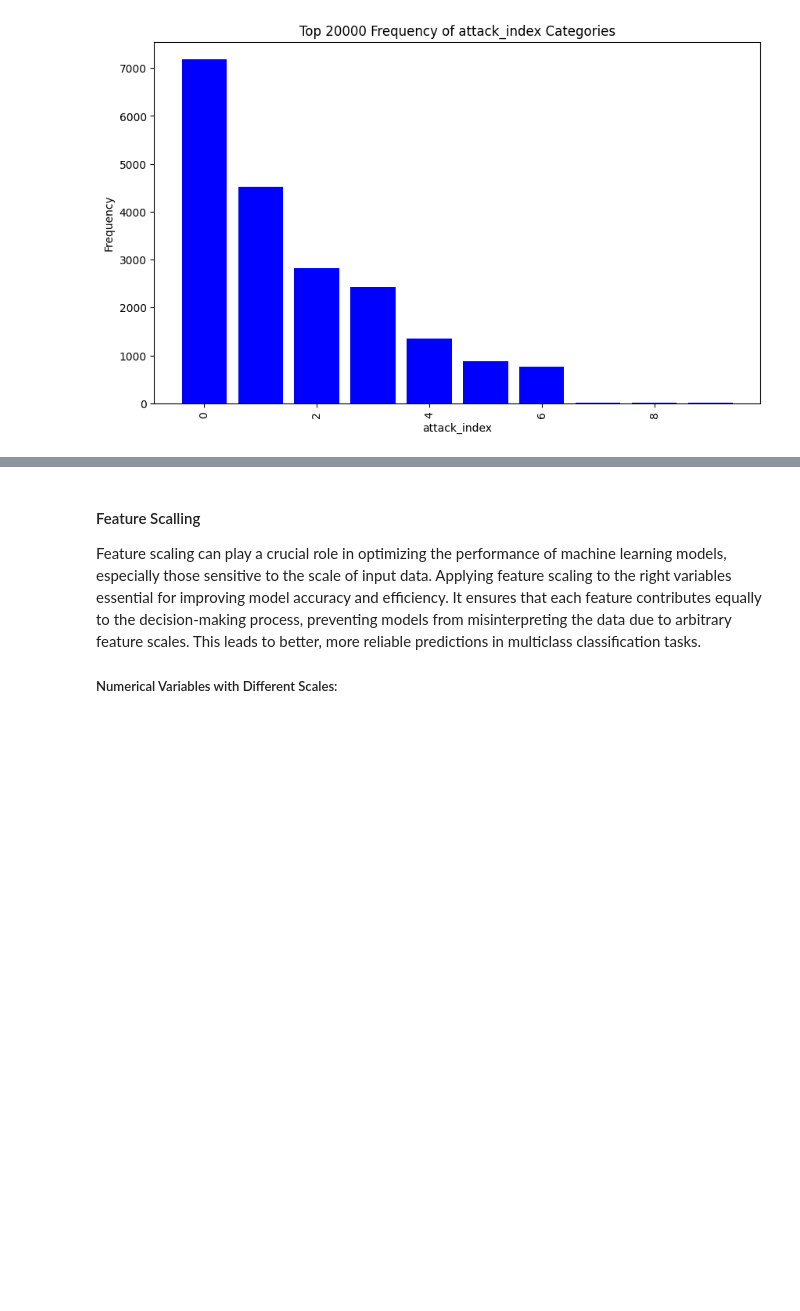
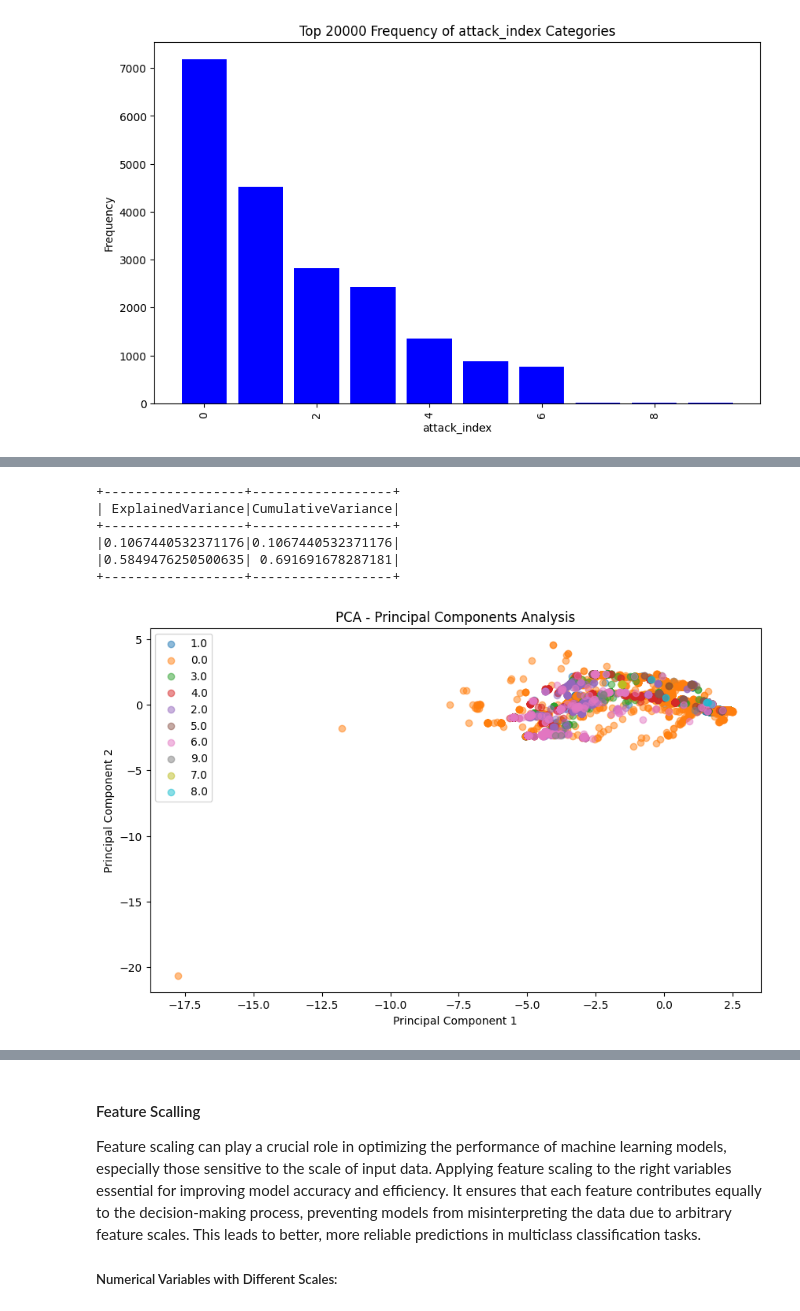
Before and after one commit to PtrTella/BigDataProject, a Jupyter notebook: project.ipynb, the cells around one changed output, grey strips where cells are left out. Drawn from its saved outputs; the diff is of its cells as text; code cells hidden in the pictures; blank space fills up the shorter version.

Commit message:
PCA and complement MI
PCA analysis from the most correleted variables (heatmap) to the target)

```diff
--- a/project.ipynb
+++ b/project.ipynb
@@ -468,0 +410,78 @@ plt.show()
+# %%
+from pyspark.ml.feature import PCA, VectorAssembler, StandardScaler
+from pyspark.ml import Pipeline
+import matplotlib.pyplot as plt
+
+# Function to perform PCA and calculate explained variance
+def PCA_analysis_variance(data: DataFrame, features: list, target: str):
+    # Create a vector of features
+    assembler = VectorAssembler(inputCols=features, outputCol="features")
+
+    # Scale the features
+    scaler = StandardScaler(inputCol="features", outputCol="scaled_features", withStd=True, withMean=True)
+
+    # Apply PCA
+    pca = PCA(k=2, inputCol="scaled_features", outputCol="pca_features")
+
+    # Create a pipeline
+    pipeline = Pipeline(stages=[assembler, scaler, pca])
+
+    # Fit the PCA model
+    pca_model = pipeline.fit(data)
+
+    # Extract explained variance
+    explained_variance = pca_model.stages[-1].explainedVariance.toArray()
+
+    # Create a Spark DataFrame for explained variance
+    explained_variance_df = spark.createDataFrame([(float(ev),) for ev in explained_variance], ["ExplainedVariance"])
+
+    # Calculate cumulative variance
+    window = Window.orderBy("ExplainedVariance")
+    explained_variance_df = explained_variance_df.withColumn("CumulativeVariance",
+                                                             spark_sum(col("ExplainedVariance")).over(window))
+
+    # Transform the data using PCA
+    pca_result = pca_model.transform(data)
+
+    # Select PCA results and target
+    pca_result = pca_result.select("pca_features", target)
+
+    return explained_variance_df, pca_result
+
+# Run PCA on the training data
+features = ["TCP_WIN_MAX_IN", "TCP_WIN_MAX_OUT", "MIN_IP_PKT_LEN", "MAX_IP_PKT_LEN", "LONGEST_FLOW_PKT",
+            'MAX_TTL', 'MIN_TTL', "FLOW_DURATION_MILLISECONDS", 'CLIENT_TCP_FLAGS', 'SERVER_TCP_FLAGS', "L4_DST_PORT"]
+target = "attack_index"
+explained_variance_df, pca_result = PCA_analysis_variance(encoded_train_data, features, target)
+
+# Display explained variance
+explained_variance_df.show()
+
+# Convert PCA results to Pandas DataFrame for visualization
+pca_pd = pca_result.toPandas()
+
+# Extract principal components into separate columns
+pca_components = pd.DataFrame(pca_pd['pca_features'].tolist(), columns=['PC1', 'PC2'], index=pca_pd.index)
+
+# Combine PCA components with the target variable
+pca_pd = pd.concat([pca_pd, pca_components], axis=1)
+
+# Plot PCA results colored by target variable
+plt.figure(figsize=(10, 6))
+for attack in pca_pd[target].unique():
+    subset = pca_pd[pca_pd[target] == attack]
+    plt.scatter(subset['PC1'], subset['PC2'], label=attack, alpha=0.5)
+
+plt.xlabel('Principal Component 1')
+plt.ylabel('Principal Component 2')
+plt.title('PCA - Principal Components Analysis')
+plt.legend()
+plt.show()
+# %% [output]
++------------------+------------------+
+| ExplainedVariance|CumulativeVariance|
++------------------+------------------+
+|0.1067440532371176|0.1067440532371176|
+|0.5849476250500635| 0.691691678287181|
++------------------+------------------+
+[figure, added]
```
Also changed, not shown: parts of 9 cells of this notebook, 1 other file.
